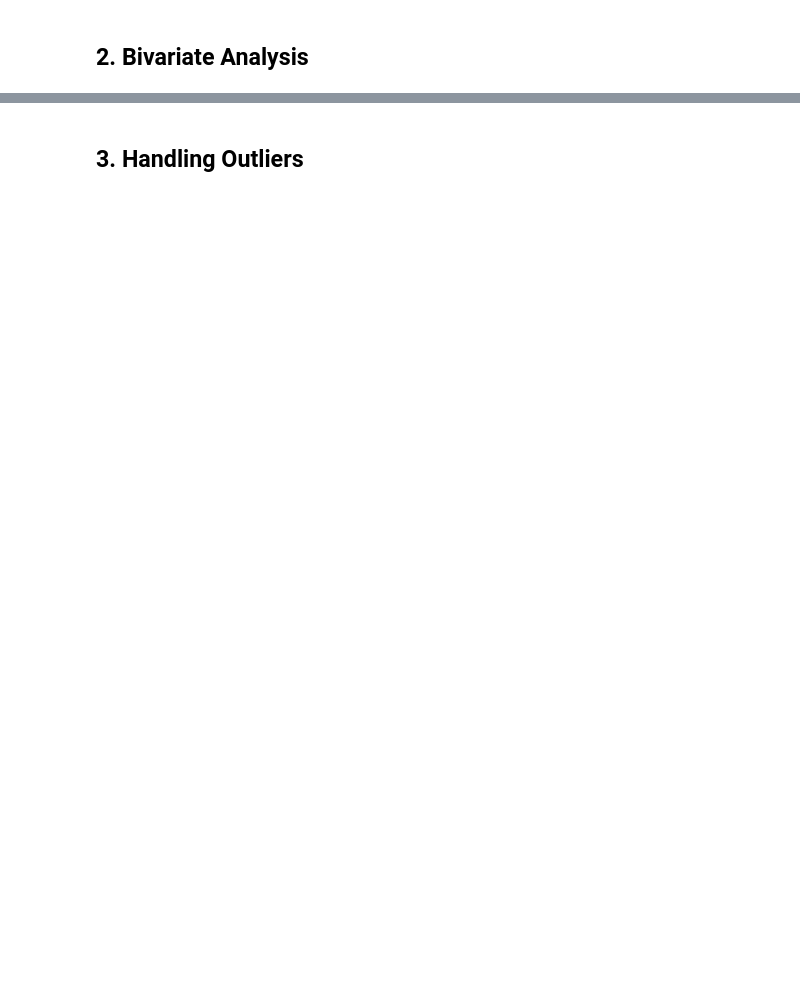
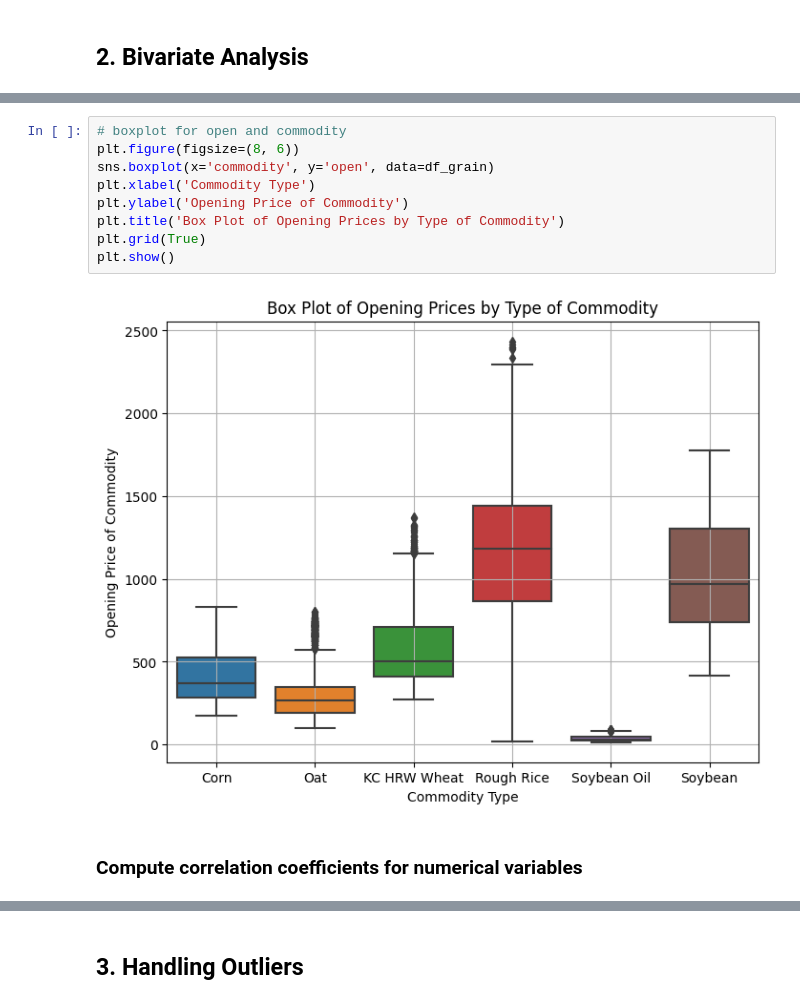
Before and after one commit to joyc3lin/datasci_3_eda, a Jupyter notebook: HHA507_week3assignment.ipynb, the cells around one changed output, grey strips where cells are left out. Cells and saved outputs as stored; diff of their text form; blank space fills up the shorter version.

```diff
--- a/HHA507_week3assignment.ipynb
+++ b/HHA507_week3assignment.ipynb
@@ -200,0 +216,13 @@ plt.show()
+# %%
+# boxplot for open and commodity
+plt.figure(figsize=(8, 6))
+sns.boxplot(x='commodity', y='open', data=df_grain)
+plt.xlabel('Commodity Type')
+plt.ylabel('Opening Price of Commodity')
+plt.title('Box Plot of Opening Prices by Type of Commodity')
+plt.grid(True)
+plt.show()
+# %% [output]
+[figure, added]
+# %% [markdown]
+### Compute correlation coefficients for numerical variables
```
Also changed, not shown: parts of 11 cells of this notebook.
